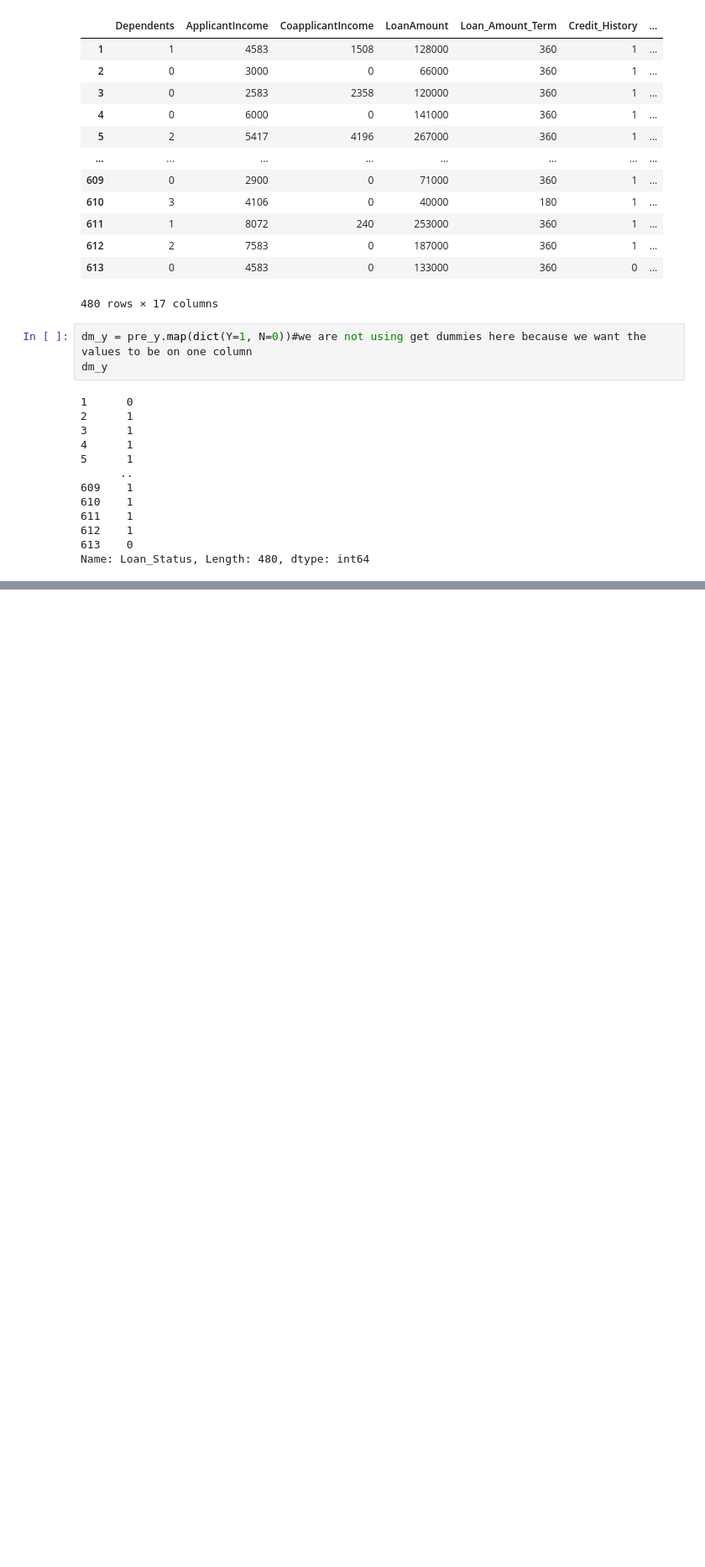
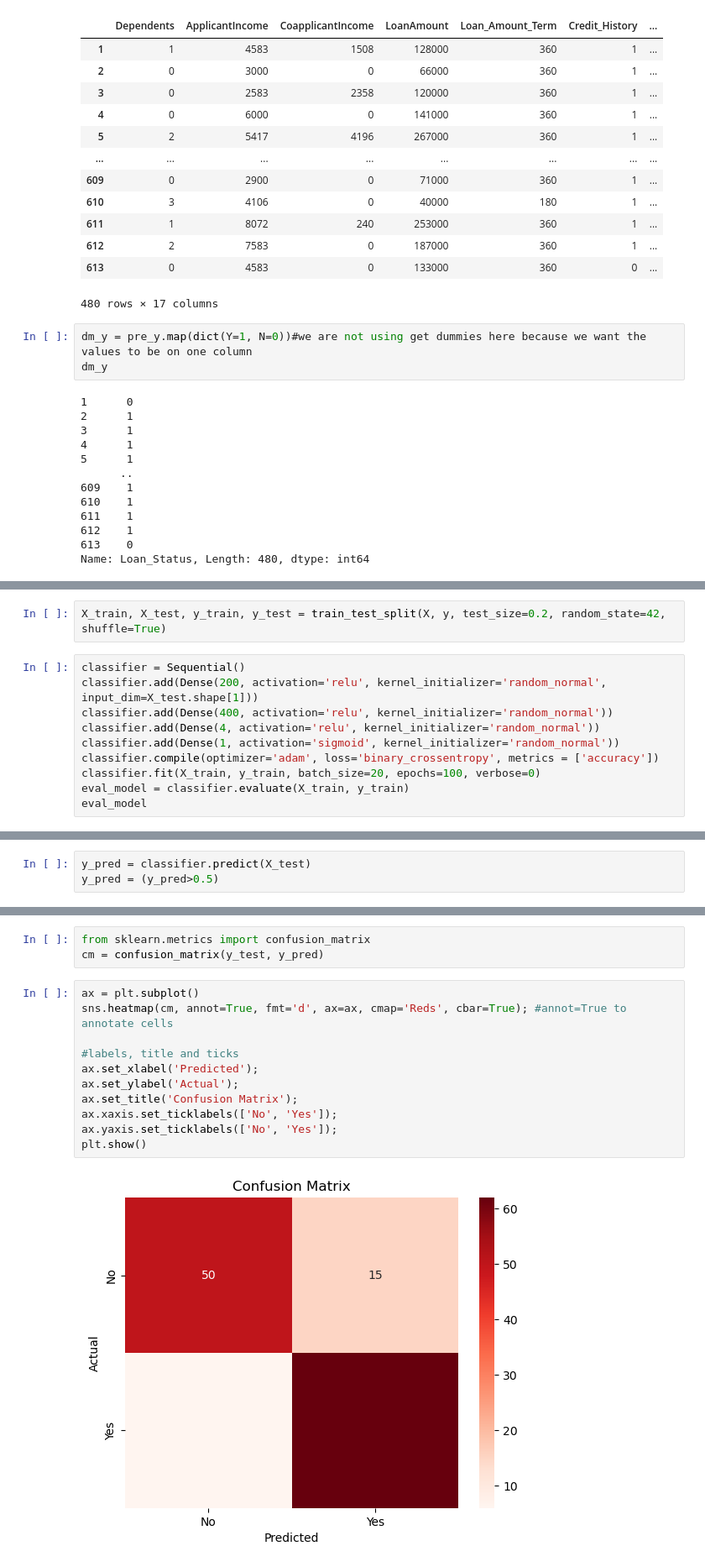
Before and after one commit to Emmanuel-Begati/Machine-Learning-and-AI, a Jupyter notebook: Credit Card Loan Verification/Untitled.ipynb, the cells around one changed output, grey strips where cells are left out. Shown at 84% size. Drawn from its saved outputs; the diff is of its cells as text; blank space fills up the shorter version.

Commit message:
finished building the model

```diff
--- a/Credit Card Loan Verification/Untitled.ipynb
+++ b/Credit Card Loan Verification/Untitled.ipynb
@@ -168,0 +158,12 @@ X = sc.fit_transform(X1)
+# %%
+X_train, X_test, y_train, y_test = train_test_split(X, y, test_size=0.2, random_state=42, shuffle=True)
+# %%
+classifier = Sequential()
+classifier.add(Dense(200, activation='relu', kernel_initializer='random_normal', input_dim=X_test.shape[1]))
+classifier.add(Dense(400, activation='relu', kernel_initializer='random_normal'))
+classifier.add(Dense(4, activation='relu', kernel_initializer='random_normal'))
+classifier.add(Dense(1, activation='sigmoid', kernel_initializer='random_normal'))
+classifier.compile(optimizer='adam', loss='binary_crossentropy', metrics = ['accuracy'])
+classifier.fit(X_train, y_train, batch_size=20, epochs=100, verbose=0)
+eval_model = classifier.evaluate(X_train, y_train)
+eval_model
@@ -168,0 +173,3 @@ X = sc.fit_transform(X1)
+# %%
+y_pred = classifier.predict(X_test)
+y_pred = (y_pred>0.5)
@@ -168,0 +179,16 @@ X = sc.fit_transform(X1)
+# %%
+from sklearn.metrics import confusion_matrix
+cm = confusion_matrix(y_test, y_pred)
+# %%
+ax = plt.subplot()
+sns.heatmap(cm, annot=True, fmt='d', ax=ax, cmap='Reds', cbar=True); #annot=True to annotate cells
+
+#labels, title and ticks
+ax.set_xlabel('Predicted');
+ax.set_ylabel('Actual');
+ax.set_title('Confusion Matrix');
+ax.xaxis.set_ticklabels(['No', 'Yes']);
+ax.yaxis.set_ticklabels(['No', 'Yes']);
+plt.show()
+# %% [output]
+[figure, added]
```
Also changed, not shown: parts of 6 cells of this notebook.
